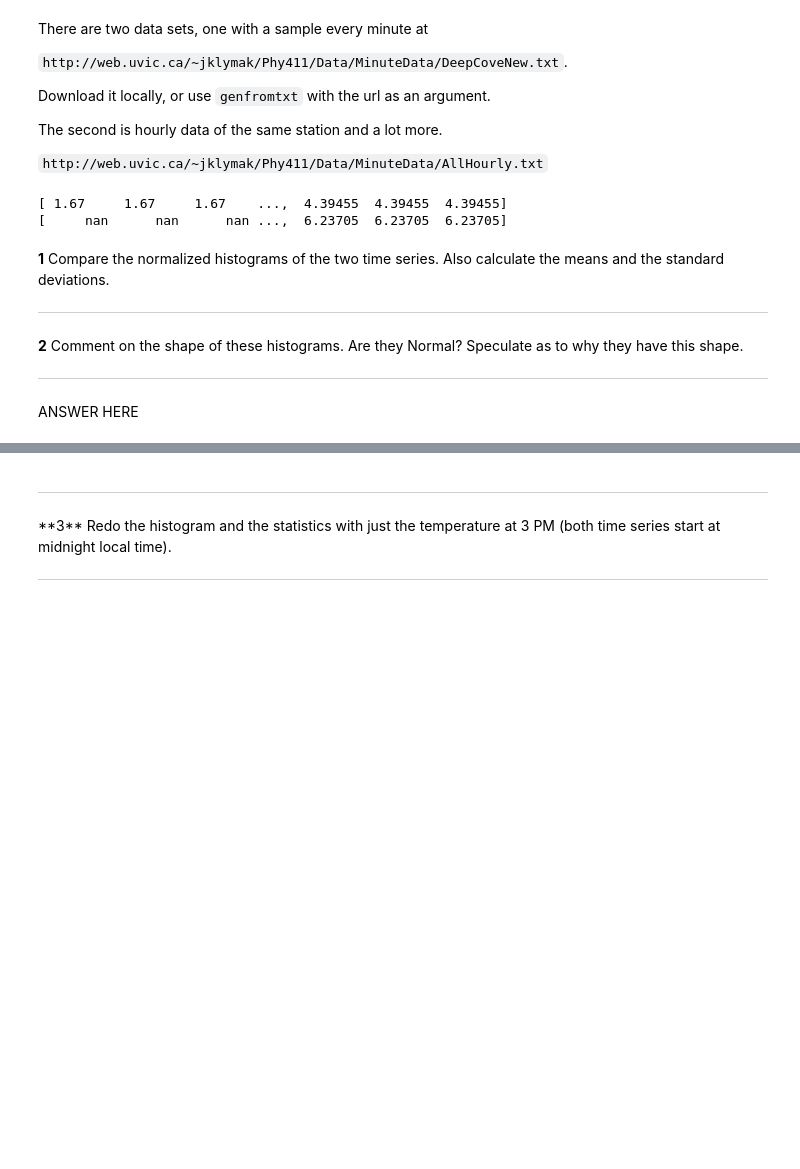
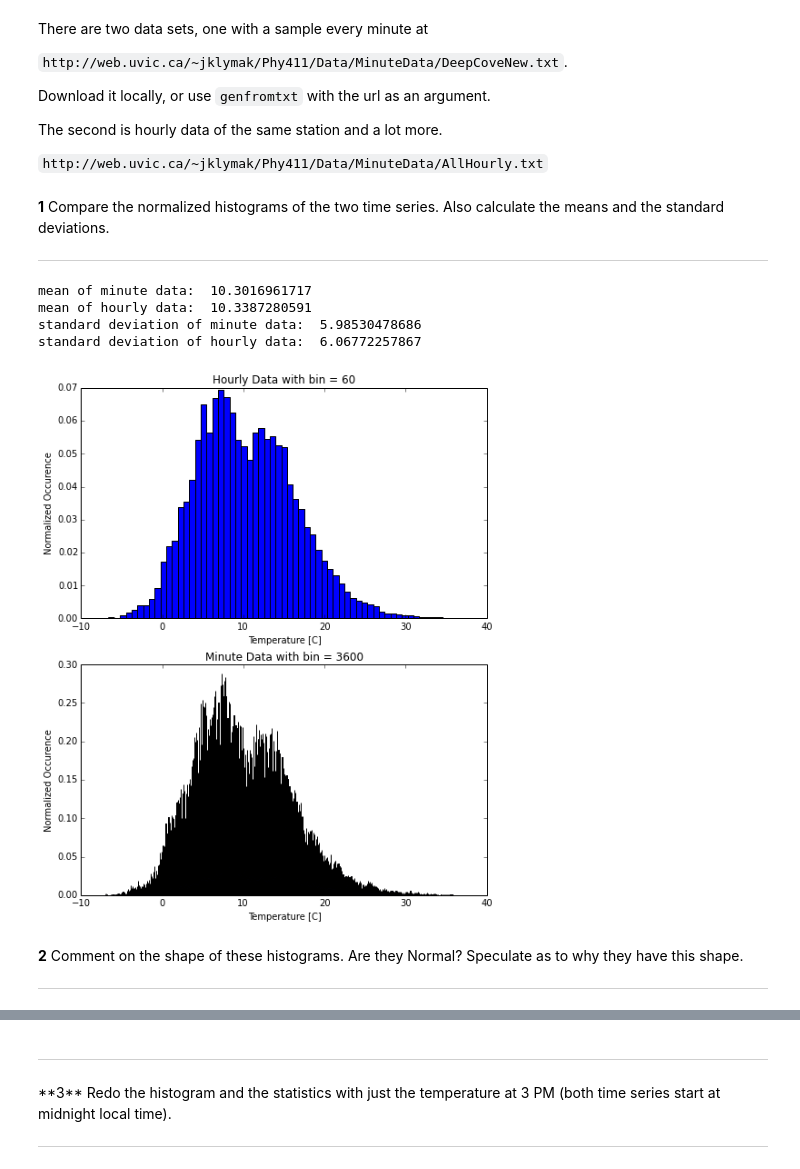
Before and after one commit to ekiefl/411, a Jupyter notebook: Assignment-01.ipynb, the cells around one changed output, grey strips where cells are left out. Drawn from its saved outputs; the diff is of its cells as text; code cells hidden in the pictures; blank space fills up the shorter version.

```diff
--- a/Assignment-01.ipynb
+++ b/Assignment-01.ipynb
@@ -310,14 +325,10 @@ The second is hourly data of the same station and a lot more.
 
 `http://web.uvic.ca/~jklymak/Phy411/Data/MinuteData/AllHourly.txt`
 # %%
-minutedata=np.genfromtxt('http://web.uvic.ca/~jklymak/Phy411/Data/MinuteData/DeepCoveNew.txt')[:,1]
-hourdata=np.genfromtxt('http://web.uvic.ca/~jklymak/Phy411/Data/AllHourly.txt')[6,2:]
-
-print minutedata
-print hourdata
+minutedata_raw=np.genfromtxt('http://web.uvic.ca/~jklymak/Phy411/Data/MinuteData/DeepCoveNew.txt')[:,1]
+hourdata_raw=np.genfromtxt('http://web.uvic.ca/~jklymak/Phy411/Data/AllHourly.txt')[6,2:]
+minutedata = minutedata_raw[np.isfinite(minutedata_raw)]
+hourdata = hourdata_raw[np.isfinite(hourdata_raw)]
-# %% [output]
-[ 1.67     1.67     1.67    ...,  4.39455  4.39455  4.39455]
-[     nan      nan      nan ...,  6.23705  6.23705  6.23705]
 # %% [markdown]
 **1** Compare the normalized histograms of the two time series.  Also calculate the means and the standard deviations.
 <hr>
@@ -326,5 +335,27 @@ PLOT AND STATS HERE
+# %%
+fig=plt.figure(figsize=(8,10))
+ax=fig.add_subplot(2,1,1)
+ax.hist(hourdata,60,normed=True)
+ax.set_xlabel('Temperature [C]')
+ax.set_ylabel('Normalized Occurence')
+ax.set_title('Hourly Data with bin = 60')
+
+ax=fig.add_subplot(2,1,2)
+ax.hist(minutedata,3600,normed=True)
+ax.set_xlabel('Temperature [C]')
+ax.set_ylabel('Normalized Occurence')
+ax.set_title('Minute Data with bin = 3600')
+
+print "mean of minute data: ", np.mean(minutedata)
+print "mean of hourly data: ", np.mean(hourdata)
+print "standard deviation of minute data: ", np.std(minutedata)
+print "standard deviation of hourly data: ", np.std(hourdata)
+# %% [output]
+mean of minute data:  10.3016961717
+mean of hourly data:  10.3387280591
+standard deviation of minute data:  5.98530478686
+standard deviation of hourly data:  6.06772257867
+[figure, added]
 # %% [markdown]
 **2** Comment on the shape of these histograms.  Are they Normal?  Speculate as to why they have this shape.
 <hr>
-# %% [markdown]
-ANSWER HERE
```
Also changed, not shown: parts of 15 cells of this notebook.
